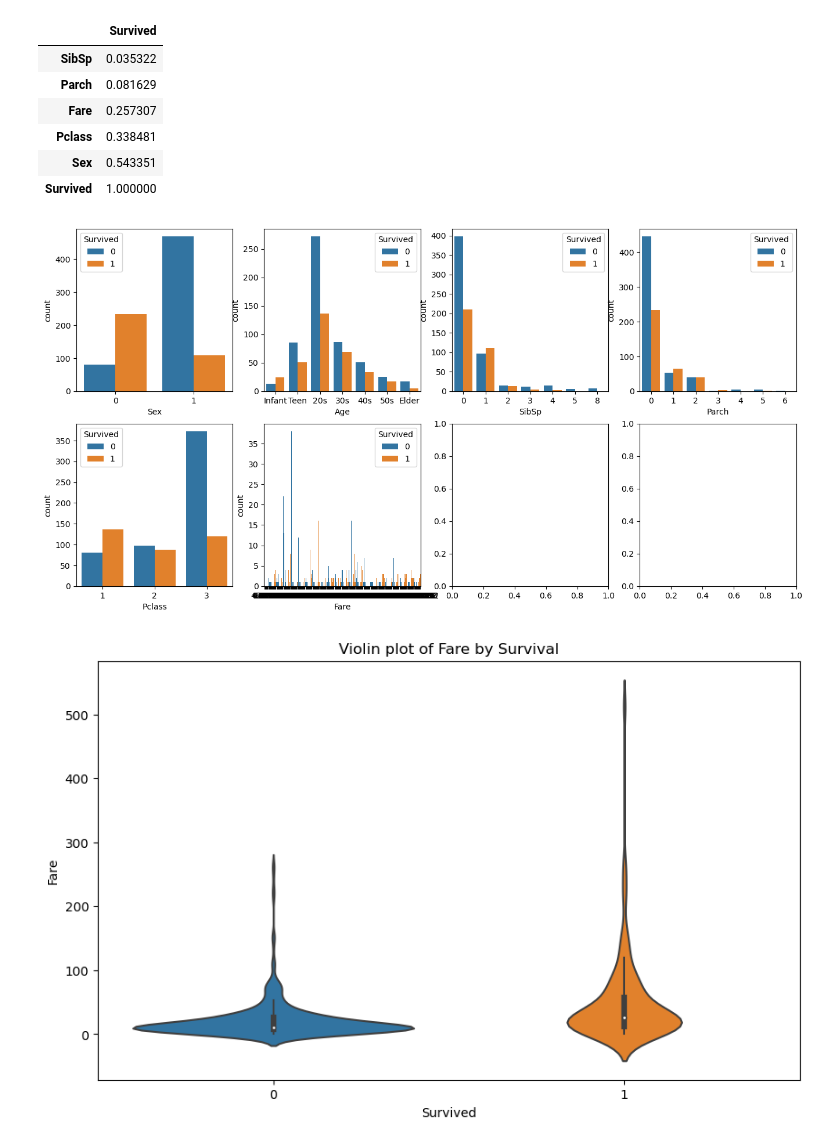
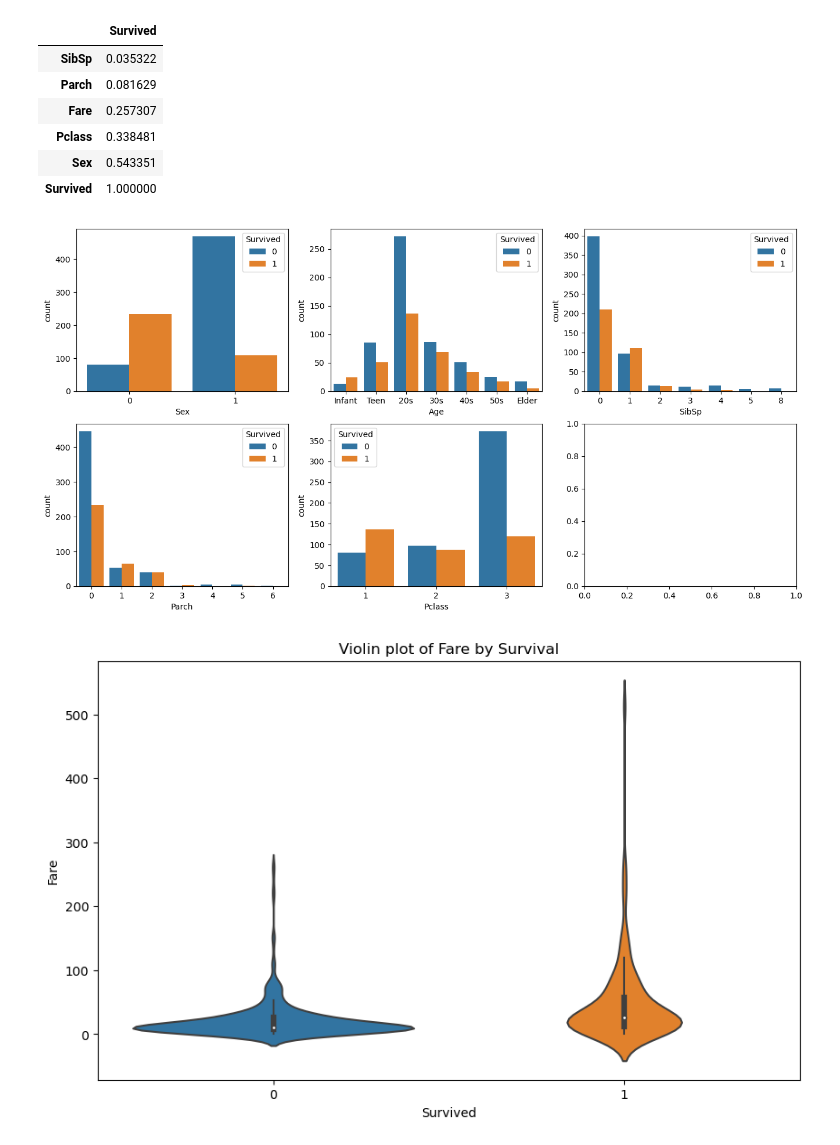
Before and after one commit to nelinazemi/Data-Science-ML, a Jupyter notebook: Titanic Survival Analysis/Titanic Survival Rate Analysis.ipynb, the cells around one changed output. Saved outputs shown, nothing was run; the diff lists cells and outputs as text; code cells hidden in the pictures.

```diff
--- a/Titanic Survival Analysis/Titanic Survival Rate Analysis.ipynb
+++ b/Titanic Survival Analysis/Titanic Survival Rate Analysis.ipynb
@@ -134,7 +134,7 @@ for i, col in enumerate(df.columns):
 # %% [markdown]
 #### Plotting count plot for each feature
 # %%
-fig, axes = plt.subplots(2, 4, figsize = (16, 8))
+fig, axes = plt.subplots(2, 3, figsize = (16, 8))
 axes_flat = axes.flatten()
 columns_except_fare = [col for col in df.columns if col != 'Fare']
 
@@ -180,16 +178,16 @@ corr[['Survived']].abs().sort_values(by='Survived')
 | Sex | 0.543351 |
 | Survived | 1.000000 |
 # %%
-cols = ['Sex', 'Age', 'SibSp', 'Parch', 'Pclass', 'Fare']
+cols = ['Sex', 'Age', 'SibSp', 'Parch', 'Pclass']
 
-fig, axes = plt.subplots(2, 4, figsize = (16, 8))
+fig, axes = plt.subplots(2, 3, figsize = (16, 8))
 axes_flat = axes.flatten()
 
 for i, col in enumerate(cols):
     ax = axes_flat[i]
     sns.countplot(x = col, data = df, hue = 'Survived', ax = ax)
 # %% [output]
-[figure, old version]
+[figure, new version]
 # %%
 plt.figure(figsize=(10,6))
 sns.violinplot(x = 'Survived', y = 'Fare', data = df)
```
Also changed, not shown: parts of 4 cells of this notebook.
